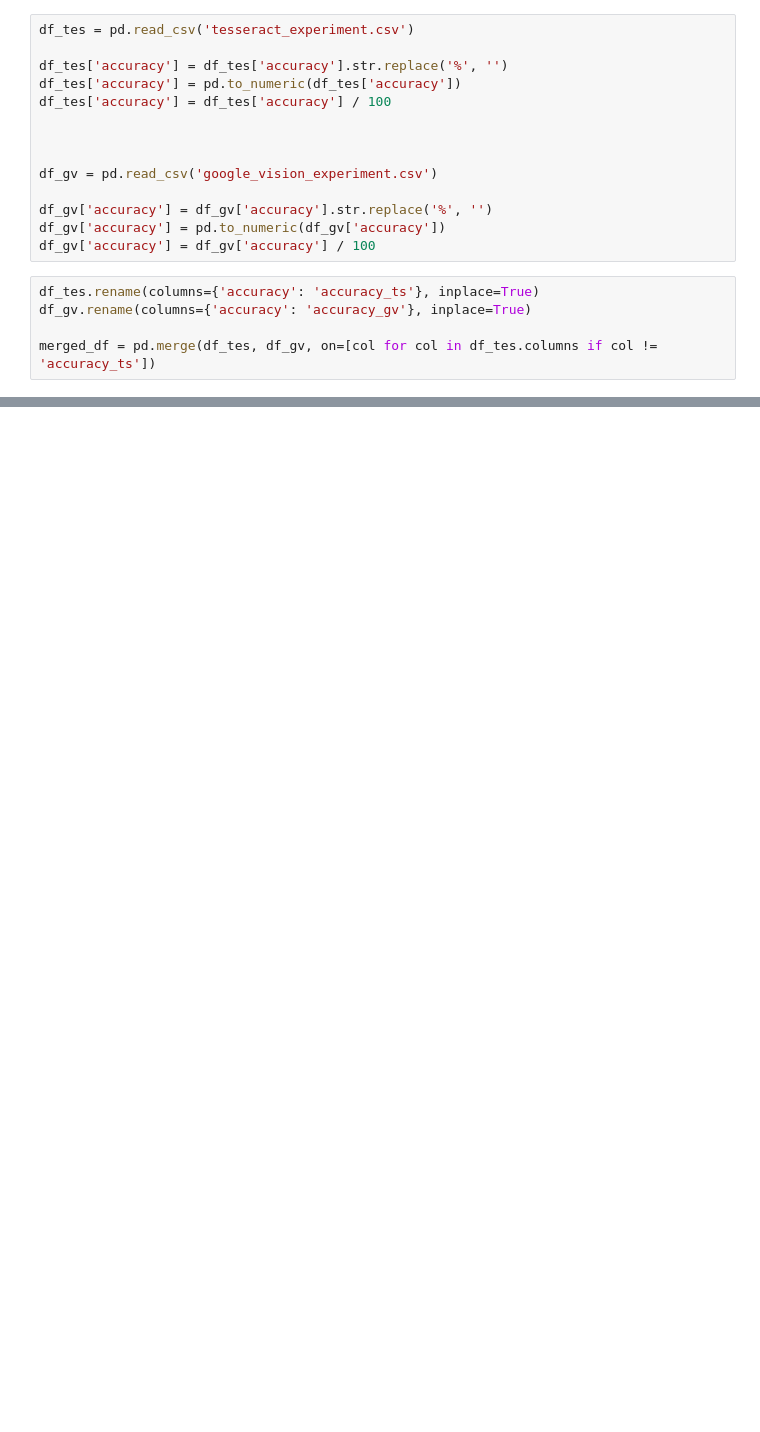
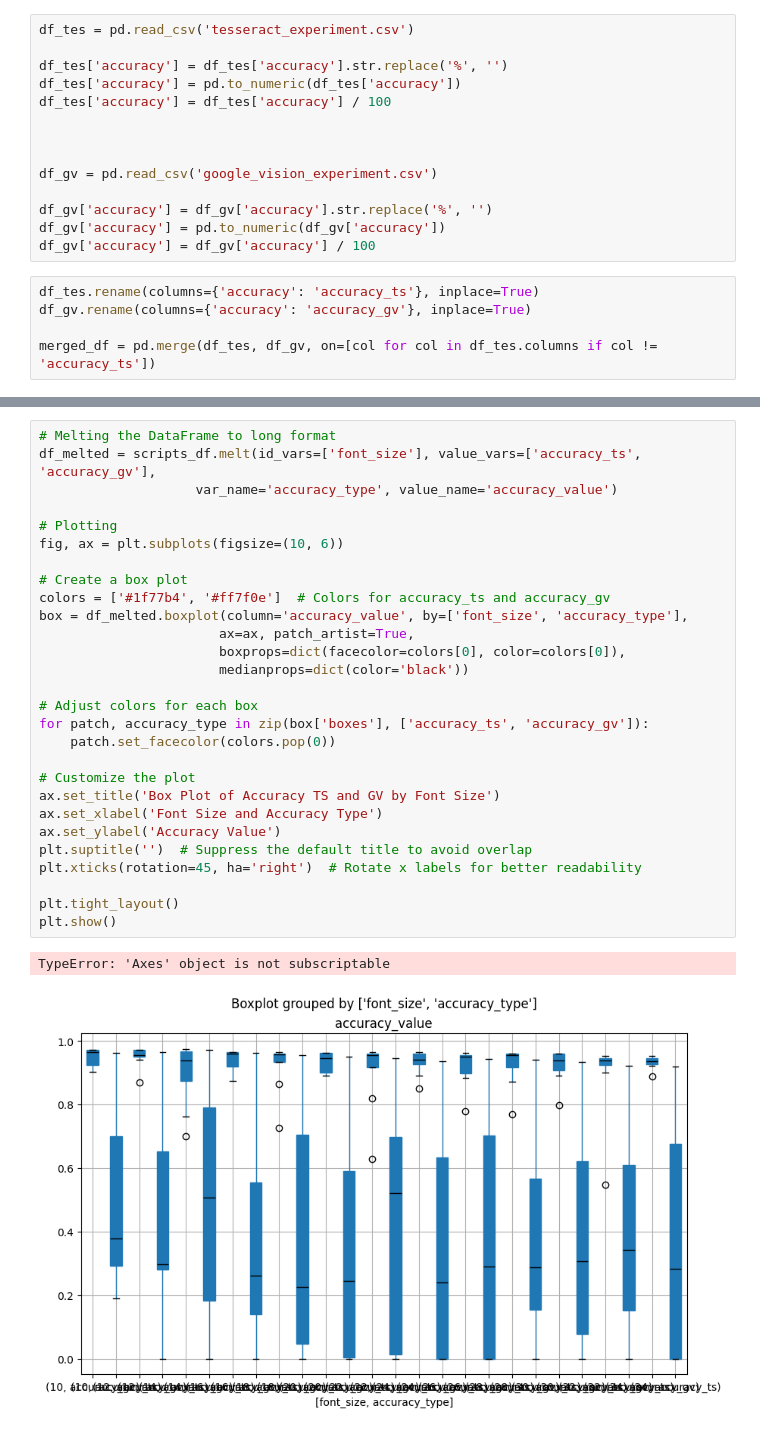
Before and after one commit to IlfGauhnith/ARTF, a Jupyter notebook: EDA2.ipynb, the cells around one changed output, grey strips where cells are left out. Drawn from its saved outputs; the diff is of its cells as text; blank space fills up the shorter version.

```diff
--- a/EDA2.ipynb
+++ b/EDA2.ipynb
@@ -40,0 +63,31 @@ scripts_df = merged_df[merged_df['vox_atypl'] == 'scripts']
+# %%
+# Melting the DataFrame to long format
+df_melted = scripts_df.melt(id_vars=['font_size'], value_vars=['accuracy_ts', 'accuracy_gv'],
+                    var_name='accuracy_type', value_name='accuracy_value')
+
+# Plotting
+fig, ax = plt.subplots(figsize=(10, 6))
+
+# Create a box plot
+colors = ['#1f77b4', '#ff7f0e']  # Colors for accuracy_ts and accuracy_gv
+box = df_melted.boxplot(column='accuracy_value', by=['font_size', 'accuracy_type'],
+                       ax=ax, patch_artist=True,
+                       boxprops=dict(facecolor=colors[0], color=colors[0]),
+                       medianprops=dict(color='black'))
+
+# Adjust colors for each box
+for patch, accuracy_type in zip(box['boxes'], ['accuracy_ts', 'accuracy_gv']):
+    patch.set_facecolor(colors.pop(0))
+
+# Customize the plot
+ax.set_title('Box Plot of Accuracy TS and GV by Font Size')
+ax.set_xlabel('Font Size and Accuracy Type')
+ax.set_ylabel('Accuracy Value')
+plt.suptitle('')  # Suppress the default title to avoid overlap
+plt.xticks(rotation=45, ha='right')  # Rotate x labels for better readability
+
+plt.tight_layout()
+plt.show()
+# %% [output]
+TypeError: 'Axes' object is not subscriptable
+[figure, added]
```
Also changed, not shown: parts of 3 cells of this notebook.
